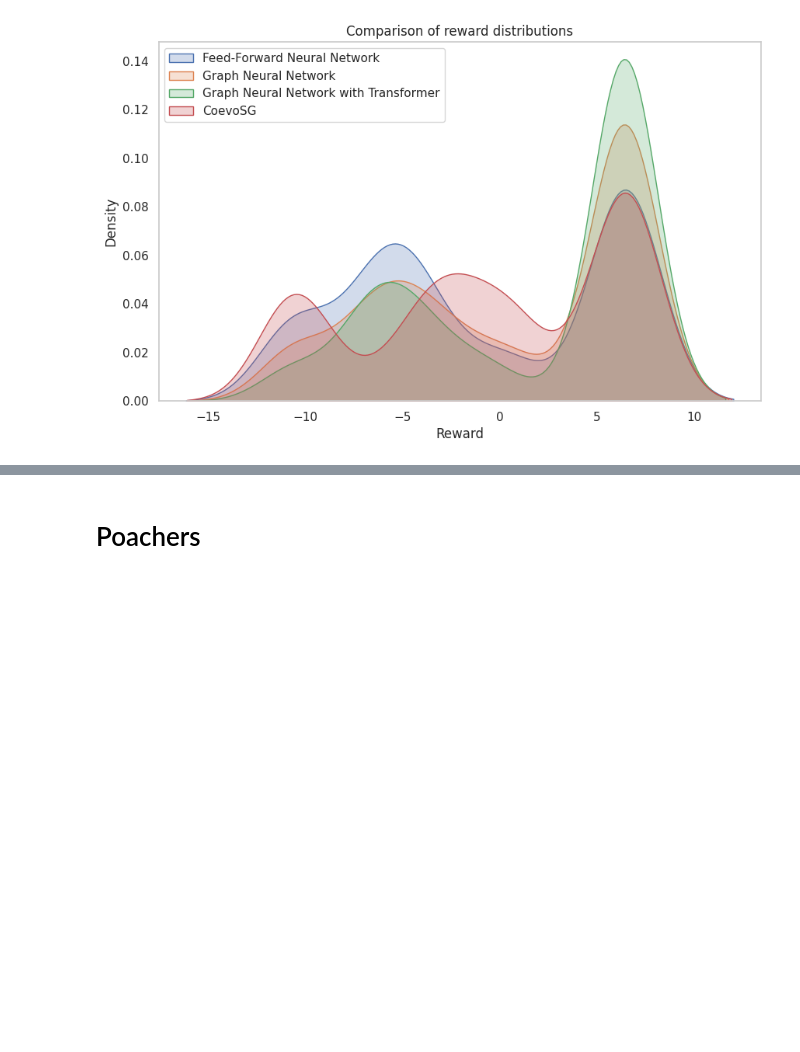
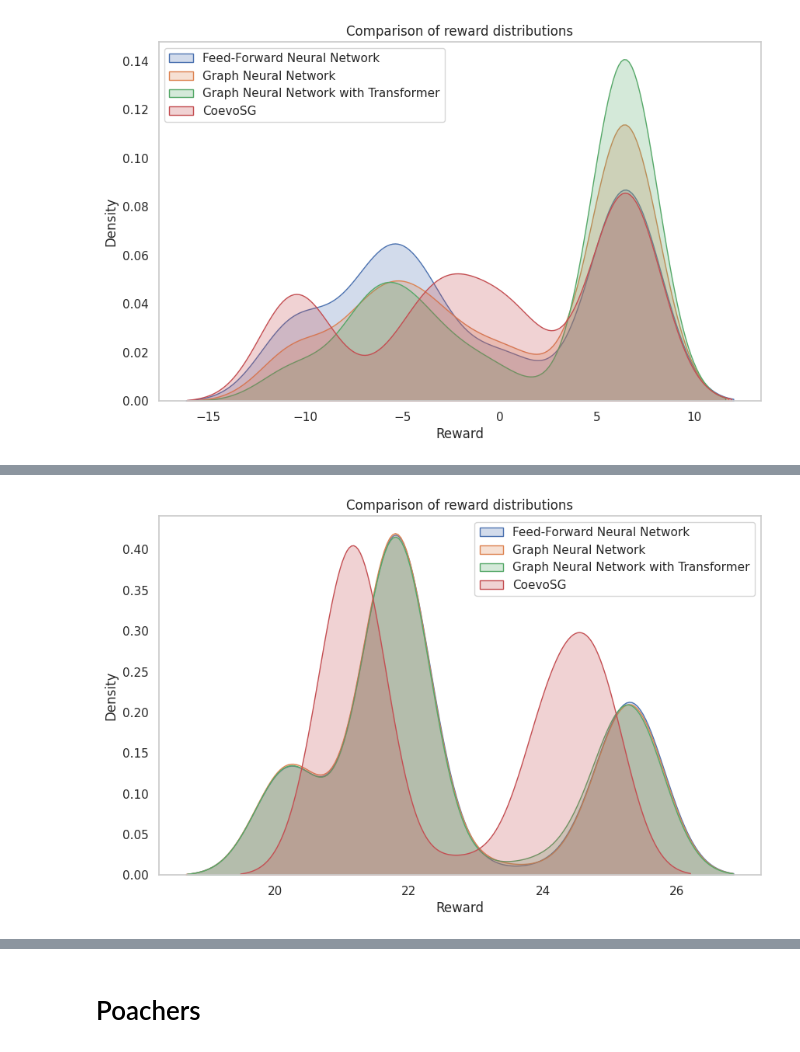
Before and after one commit to Simonexc/StackelbergGames, a Jupyter notebook: src/evaluate.ipynb, the cells around one changed output, grey strips where cells are left out. Cells and saved outputs as stored; diff of their text form; code cells hidden in the pictures; blank space fills up the shorter version.

Commit message:
Chnage test

```diff
--- a/src/evaluate.ipynb
+++ b/src/evaluate.ipynb
@@ -147,3 +147,7 @@ coevosg                        gnn_transformer                0.96657
 plot_density(poachers_10)
 # %% [output]
 [figure]
+# %%
+flipit_10 = read_data("results3/test_flipit_10_5_41.yaml")
+_ = get_summarized_results_for_all_models(flipit_10, print_results=True)
+_ = compare_all_models(flipit_10, print_results=True)
@@ -149,0 +173,4 @@ plot_density(poachers_10)
+# %%
+plot_density(flipit_10)
+# %% [output]
+[figure, added]
```
Also changed, not shown: parts of 11 cells of this notebook, 1 other file.
